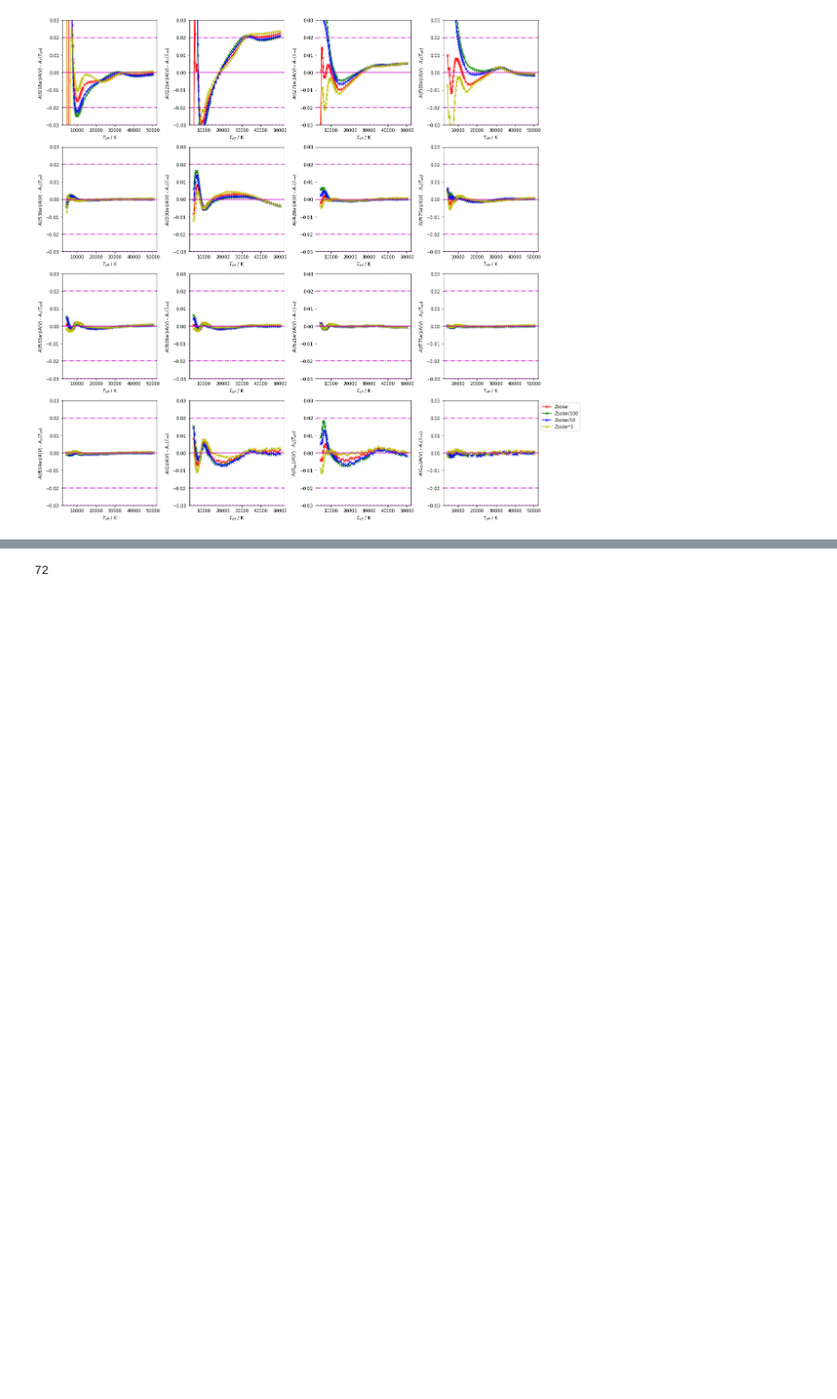
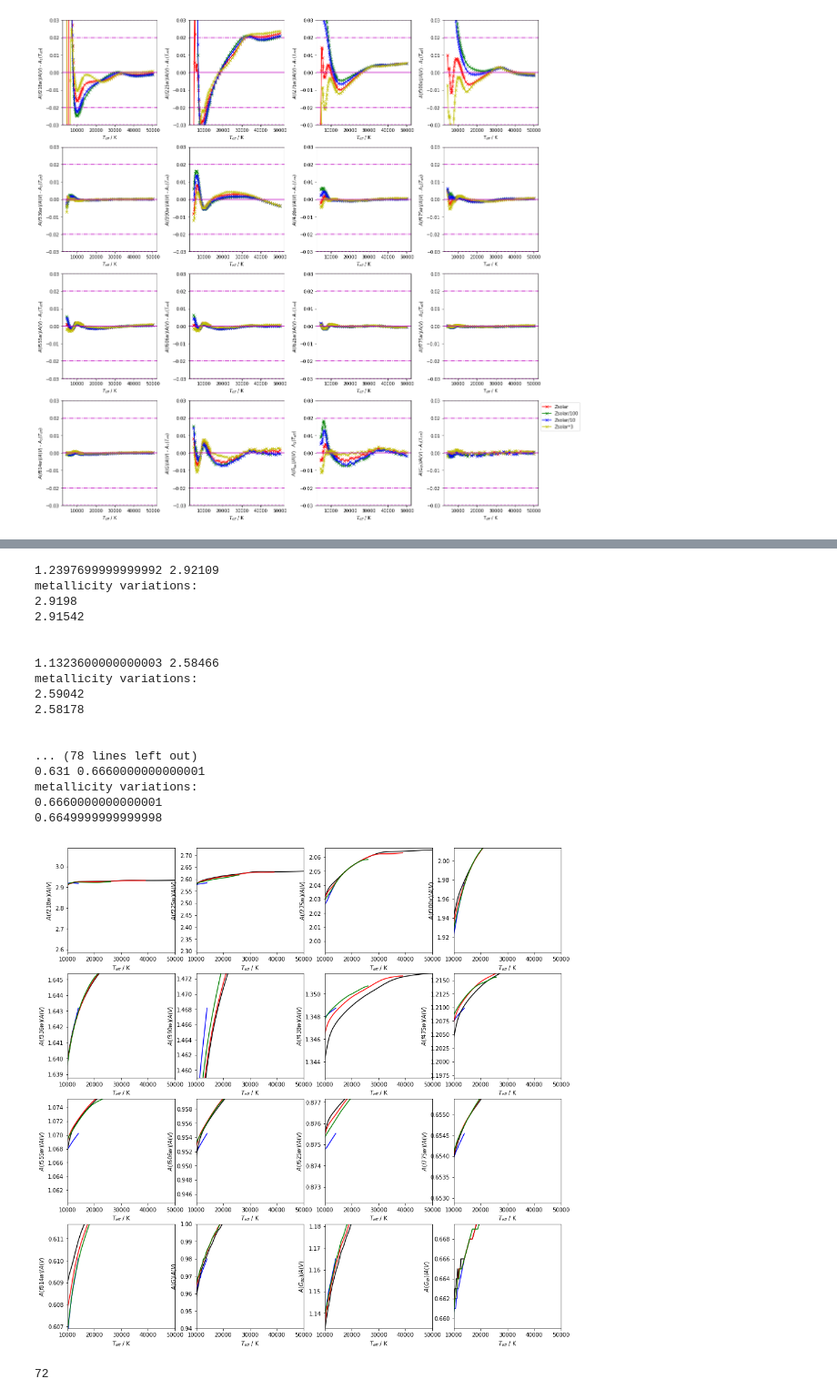
Before and after one commit to AlexlwAstro/phd_work, a Jupyter notebook: gaia_spectra_plots.ipynb, the cells around one changed output, grey strips where cells are left out. Shown at 91% size. Cells and saved outputs as stored; diff of their text form; code cells hidden in the pictures; blank space fills up the shorter version.

```diff
--- a/gaia_spectra_plots.ipynb
+++ b/gaia_spectra_plots.ipynb
@@ -2804,3 +2896,69 @@ fig.savefig('Aall_vs_Teff_logg=' + keyval + '_all_Zs_diff_R1_pred_50kK.pdf', bbo
+# %%
+keyval = '2.0'
+
+
+fig,oax = plt.subplots(nrows=4,ncols=4,figsize=(16, 16))
+oax = oax.ravel()
+for i in range(2,18):
+    col_ind = 0
+    #for key in sorted(comb_dict_zs_4500K.iterkeys()):lgc_keys_low lgc_keys_high
+    """
+    for key in sorted(comb_dict_zs_4500K.iterkeys()):
+        if (key == '5.0'):
+            tint = 'c'
+            mk_sty = '.'
+        elif (col_ind < len(color_arr)):
+            tint = color_arr[col_ind]
+            if key in lgc_keys_high:
+                mk_sty = '.'
+            else:
+                mk_sty = 'x'
+        else:
+            tint = color_arr[(col_ind - len(color_arr))]
+            mk_sty = '.'
+        oax[i-2].plot((comb_dict_zs[key])[:,0],(comb_dict_zs[key])[:,i],marker=mk_sty,label=('log(g)='+str(key)),color=tint)#,linestyle='')
+        col_ind += 1
+    """
+    oax[i-2].plot((comb_dict_zs_4500K[keyval])[:,0],(comb_dict_zs_4500K[keyval])[:,i],'b')
+    #oax[i-2].plot((comb_dict_z2_4500K[keyval])[:,0],(comb_dict_z2_4500K[keyval])[:,i],'b',linestyle='--')
+    #oax[i-2].plot((comb_dict_z1_4500K[keyval])[:,0],(comb_dict_z1_4500K[keyval])[:,i],'b',linestyle='-.')
+    #oax[i-2].plot((comb_dict_zh_4500K[keyval])[:,0],(comb_dict_zh_4500K[keyval])[:,i],'b',linestyle=':')
+
+    oax[i-2].plot((comb_dict_zs_4500K['5.0'])[:,0],(comb_dict_zs_4500K['5.0'])[:,i],'k')
+    oax[i-2].plot((comb_dict_zs_4500K['4.0'])[:,0],(comb_dict_zs_4500K['4.0'])[:,i],'r')
+    oax[i-2].plot((comb_dict_zs_4500K['3.0'])[:,0],(comb_dict_zs_4500K['3.0'])[:,i],'g')
+    oax[i-2].set_xlabel(var_names_comb[0])
+    oax[i-2].set_ylabel(var_names_comb[i])
+    max_A = max((comb_dict_zs_4500K[keyval])[:,i])
+    min_A = min((comb_dict_zs_4500K[keyval])[:,i])
+    print min_A,max_A
+    print 'metallicity variations:'
+    print max([(comb_dict_zs_4500K[keyval])[-1,i],(comb_dict_z2_4500K[keyval])[-1,i],(comb_dict_z1_4500K[keyval])[-1,i],(comb_dict_zh_4500K[keyval])[-1,i]])
+    print min([(comb_dict_zs_4500K[keyval])[-1,i],(comb_dict_z2_4500K[keyval])[-1,i],(comb_dict_z1_4500K[keyval])[-1,i],(comb_dict_zh_4500K[keyval])[-1,i]])
+    print '\n'
+    oax[i-2].set_ylim( (max_A - (max_A - min_A)*0.2) , (max_A + (max_A - min_A)*0.1) )
+    #oax[i-2].set_xlim(4000,10000)
+    oax[i-2].set_xlim(10000,50000)
+plt.show()
+# %% [output]
+1.2397699999999992 2.92109
+metallicity variations:
+2.9198
+2.91542
+
+
+1.1323600000000003 2.58466
+metallicity variations:
+2.59042
+2.58178
+
+
+... (78 lines left out)
+0.631 0.6660000000000001
+metallicity variations:
+0.6660000000000001
+0.6649999999999998
+[figure, added]
 # %%
 # log(g) difference comparison
 
```
Also changed, not shown: parts of 9 cells of this notebook, 4 other files.
